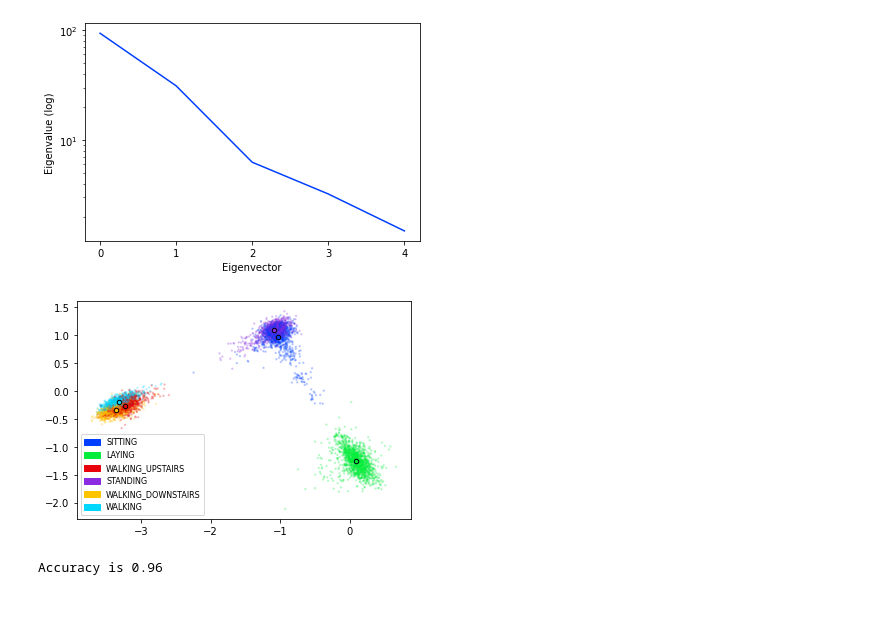
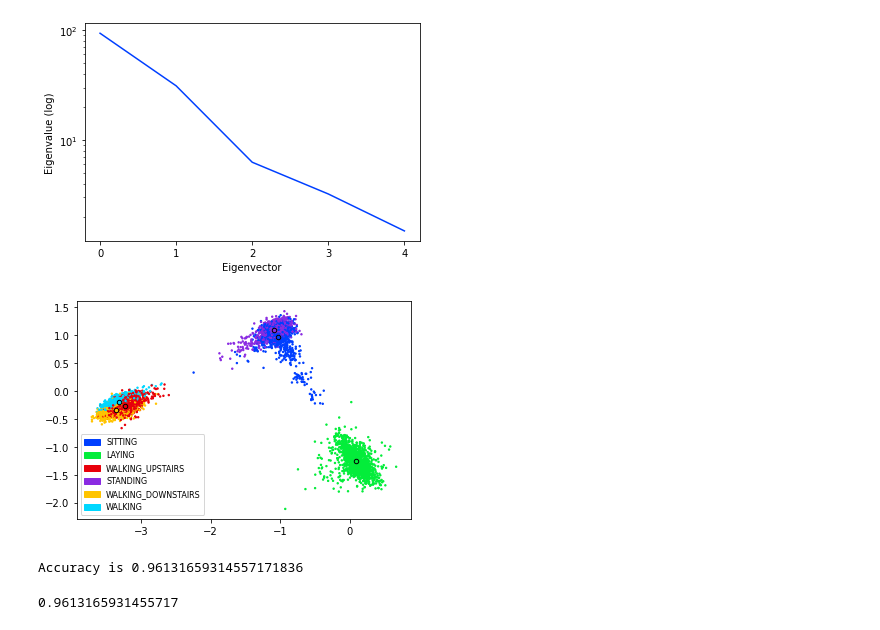
Before and after one commit to eliaperantoni/ml_project, a Jupyter notebook: main.ipynb, the cells around one changed output. Cells and saved outputs as stored; diff of their text form; code cells hidden in the pictures.

```diff
--- a/main.ipynb
+++ b/main.ipynb
@@ -190,25 +196,26 @@ After LDA dimensionality reduction, train_X is 7352 x 5 dimensional (7352 vector
 # %%
 # After projecting using LDA, the 1st and 4th feature separate the data really neatly!
 scatter_y1 = 0
 scatter_y2 = 1
 
 plt.figure()
 plt.scatter(
     train_X[:, scatter_y1],
     train_X[:, scatter_y2],
     c=[f"C{y_prime}" for y_prime in train_y],
     s=2,
-    alpha=0.2,
 )
 plt.legend(handles=[
     mpatches.Patch(color=f"C{i}", label=label) for i, label in enumerate(cm.from_int)
 ], prop={"size": 8})
 
 for i in np.unique(train_y):
     μi = np.mean(train_X[train_y == i], axis=0)
     plt.scatter(μi[scatter_y1], μi[scatter_y2], c=f"C{i}", edgecolors="black", s=20)
+
+plt.savefig("report/img/lda_1", dpi=150)
 # %% [output]
-[figure, old version]
+[figure, new version]
 # %%
 class Blob:
     def __init__(self, X):
@@ -258,6 +265,13 @@ for i in range(test_X.shape[0]):
     if predicted == y:
         correct += 1
 
-print(f"Accuracy is {correct / test_y.size:.2f}")
+print(f"Accuracy is {correct / test_y.size:.20f}")
 # %% [output]
-Accuracy is 0.96
+Accuracy is 0.96131659314557171836
+# %%
+from sklearn.neural_network import MLPClassifier
+svm = MLPClassifier()
+svm.fit(train_X, train_y)
+svm.score(test_X, test_y)
+# %% [output]
+0.9613165931455717
```
Also changed, not shown: parts of 3 cells of this notebook, 11 other files.
